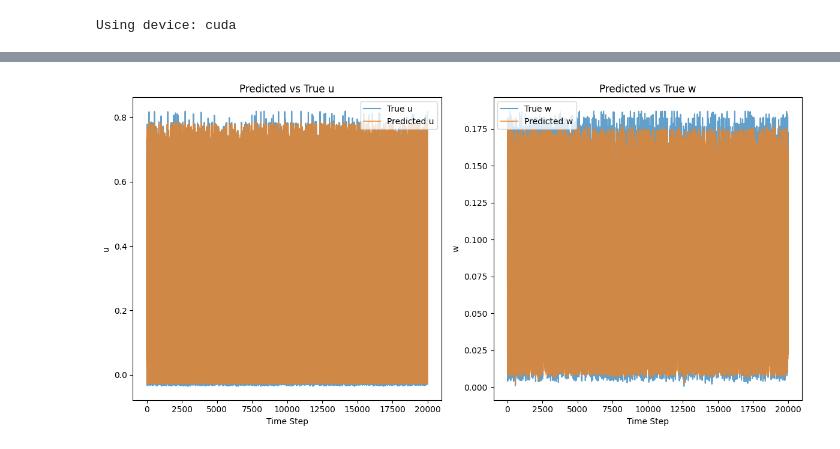
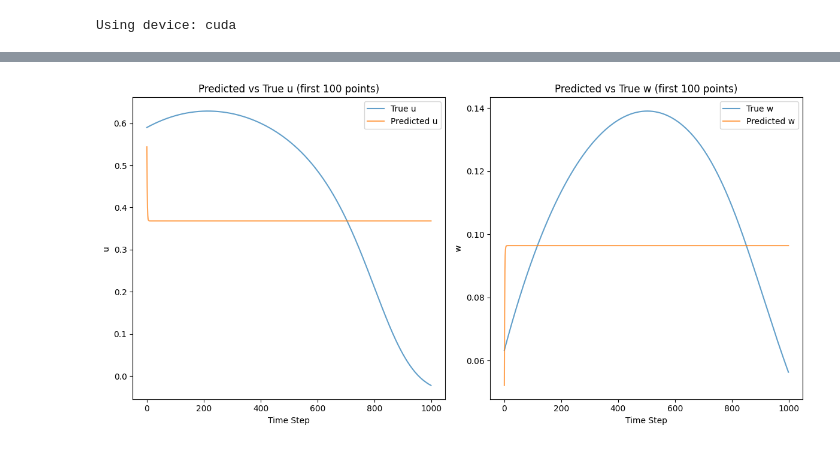
Before and after one commit to drcut/CSE-8803-SML, a Jupyter notebook: PINN_LSTM.ipynb, the cells around one changed output, grey strips where cells are left out. Cells and saved outputs as stored; diff of their text form; code cells hidden in the pictures.

```diff
--- a/PINN_LSTM.ipynb
+++ b/PINN_LSTM.ipynb
@@ -416,28 +256,21 @@ def data_driven_loss(model, inputs, u_solver, w_solver):
     loss = (loss_u + loss_w)/2
     return loss
 # %%
-def total_loss(model, inputs, u_solver, w_solver, u0, w0, K, t, lambda_LD, lambda_LI, lambda_LB):
+def total_loss(model, inputs, u_solver, w_solver, u0, w0, K, lambda_LD, lambda_LB):
     """
     Total loss function that combines the data-driven, physics-informed, and initial condition losses.
     """
     # Compute individual losses
     loss_LD =0
-    loss_LI =0
     loss_LB =0
 
 
 
 
     loss_LD = data_driven_loss(model, inputs, u_solver, w_solver)
-    loss_LI = physics_informed_loss(model, inputs,u_solver, w_solver, K, t, None)  # Assuming 'None' for the criterion
     loss_LB = initial_condition_loss(model, inputs, u0, w0)
-
-    # print(f"loss_LD: {loss_LD}")
-    # print(f"loss_LI: {loss_LI}")
-    # print(f"loss_LB: {loss_LB}")
-
     # Combine the losses with the respective lambda coefficients
-    loss = (lambda_LD * loss_LD + lambda_LI * loss_LI + lambda_LB * loss_LB)/(lambda_LD+lambda_LI+lambda_LB)
+    loss = (lambda_LD * loss_LD + lambda_LB * loss_LB)/(lambda_LD+lambda_LB)
     return loss
 # %%
 # Instantiate the model and move it to the selected device (GPU or CPU)
@@ -535,10 +372,10 @@ for epoch in range(num_epochs):
 
         # Extract necessary values
         u_solver, w_solver = targets[:, 0], targets[:, 1]  # Assuming solver data is in targets
-        u0, w0, K, t = inputs[:, 0], inputs[:, 1], inputs[:, 2], inputs[:, 3]
+        u0, w0, K= inputs[:, 0], inputs[:, 1], inputs[:, 2]
 
         # Compute the total loss (LT)
-        loss = total_loss(model, inputs, u_solver, w_solver, u0, w0, K, t, lambda_LD, lambda_LI, lambda_LB)
+        loss = total_loss(model, inputs, u_solver, w_solver, u0, w0, K, lambda_LD, lambda_LB)
         # Backward pass: Compute gradients and update weights
         loss.backward()
         optimizer.step()
@@ -595,55 +433,47 @@ fig.tight_layout()  # Adjust layout to prevent overlapping
 # %%
-import torch
-import matplotlib.pyplot as plt
-import numpy as np
-
-
-def plot_predictions(predictions, true_values):
+def plot_predictions(predictions, true_values, num_points=1000):
     """
-    Plot the predictions and true values for u and w.
+    Plot a subset of predictions and true values for u and w.
 
     Args:
         predictions: List of predicted outputs from the model.
         true_values: List of true values from the validation set.
+        num_points: Number of points to display in the plot (default is 100).
     """
     predictions_u, predictions_w = predictions  # Unpack predictions
     true_values_u, true_values_w = true_values  # Unpack true values
 
-    # Plot for u
+    # Limit the number of points for clearer visualization
+    predictions_u = predictions_u[0]
+    predictions_w = predictions_w[0]
+    true_values_u = true_values_u[0]
+    true_values_w = true_values_w[0]
+
     plt.figure(figsize=(12, 6))
 
-    # Plot u
+    # Plot for u
     plt.subplot(1, 2, 1)
     plt.plot(true_values_u, label='True u', alpha=0.7)
     plt.plot(predictions_u, label='Predicted u', alpha=0.7)
-    plt.title("Predicted vs True u")
+    plt.title(f"Predicted vs True u (first {num_points} points)")
     plt.xlabel("Time Step")
     plt.ylabel("u")
     plt.legend()
 
-    # Plot w
+    # Plot for w
     plt.subplot(1, 2, 2)
     plt.plot(true_values_w, label='True w', alpha=0.7)
     plt.plot(predictions_w, label='Predicted w', alpha=0.7)
-    plt.title("Predicted vs True w")
+    plt.title(f"Predicted vs True w (first {num_points} points)")
     plt.xlabel("Time Step")
     plt.ylabel("w")
     plt.legend()
 
     plt.tight_layout()
     plt.show()
 
-
-# Example usage (assuming the model and validation data loader are already defined)
-# Define the loss function (e.g., Mean Squared Error)
-criterion = torch.nn.MSELoss()
-
-# Assuming `model` is the trained model and `val_loader` is the DataLoader for the validation set
-avg_loss, predictions, true_values = test_model_on_val(model, val_loader, criterion)
-
-# Plot the predictions vs true values for u and w
-plot_predictions(predictions, true_values)
-
-print(f"Average Validation Loss: {avg_loss:.4f}")
+# Example usage:
+# Plot only the first 100 predictions for a closer comparison
+plot_predictions(predictions, true_values, num_points=100)
 # %% [output]
-[figure, old version]
+[figure, new version]
```
Also changed, not shown: parts of 13 cells of this notebook, 1 other file.
